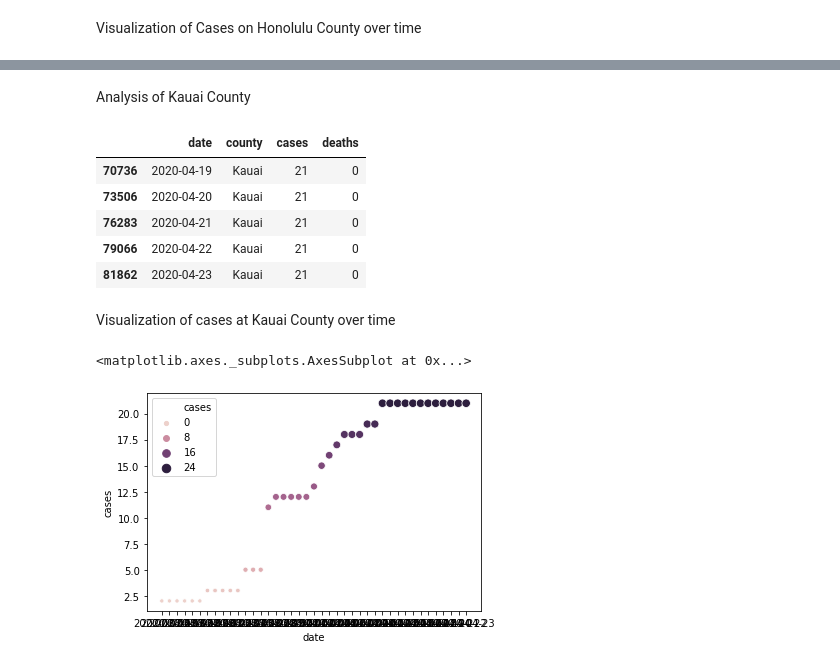
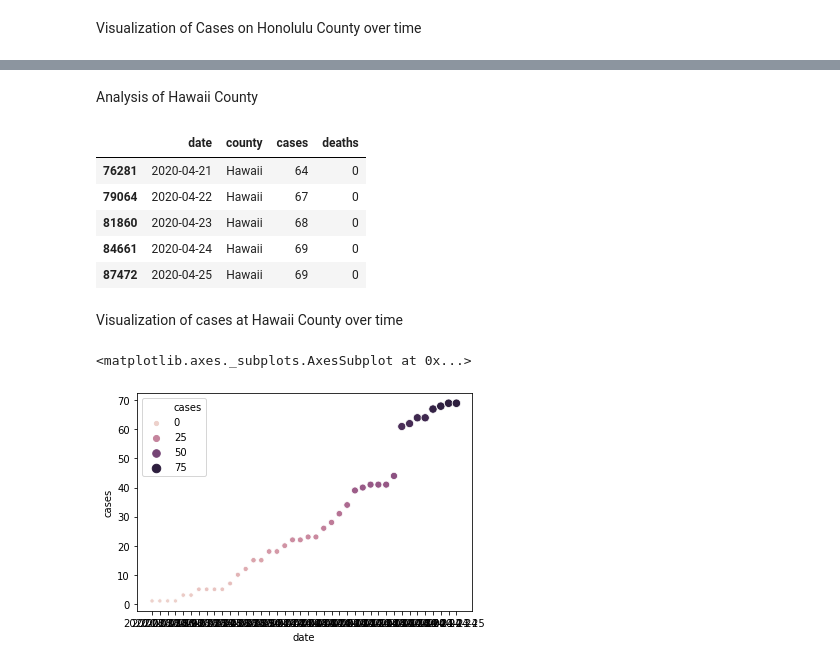
Before and after one commit to 5ft6/covid-19-Hawaii, a Jupyter notebook: Covid_19_Hawaii.ipynb, the cells around one changed output, grey strips where cells are left out. Saved outputs shown, nothing was run; the diff lists cells and outputs as text; code cells hidden in the pictures.

```diff
--- a/Covid_19_Hawaii.ipynb
+++ b/Covid_19_Hawaii.ipynb
@@ -334,21 +309,21 @@ ax.fig.subplots_adjust(wspace=.2)
 # %% [markdown]
-Analysis of Kauai County
+Analysis of Hawaii County
 # %%
-Kauai_County_df = df[df["county"]== "Kauai"]
-Kauai_County_df.tail()
+Hawaii_County_df = df[df["county"]== "Hawaii"]
+Hawaii_County_df.tail()
 # %% [output]
 |  | date | county | cases | deaths |
-| 70736 | 2020-04-19 | Kauai | 21 | 0 |
-| 73506 | 2020-04-20 | Kauai | 21 | 0 |
-| 76283 | 2020-04-21 | Kauai | 21 | 0 |
-| 79066 | 2020-04-22 | Kauai | 21 | 0 |
-| 81862 | 2020-04-23 | Kauai | 21 | 0 |
+| 76281 | 2020-04-21 | Hawaii | 64 | 0 |
+| 79064 | 2020-04-22 | Hawaii | 67 | 0 |
+| 81860 | 2020-04-23 | Hawaii | 68 | 0 |
+| 84661 | 2020-04-24 | Hawaii | 69 | 0 |
+| 87472 | 2020-04-25 | Hawaii | 69 | 0 |
 # %% [markdown]
-Visualization of cases at Kauai County over time
+Visualization of cases at Hawaii County over time
 # %%
 import seaborn as sns
 sns.scatterplot(x="date", y="cases",
-                hue="cases",size="cases", data=Kauai_County_df)
+                hue="cases",size="cases", data=Hawaii_County_df)
 # %% [output]
 <matplotlib.axes._subplots.AxesSubplot at 0x...>
-[figure, old version]
+[figure, new version]
```
Also changed, not shown: parts of 23 cells of this notebook.
